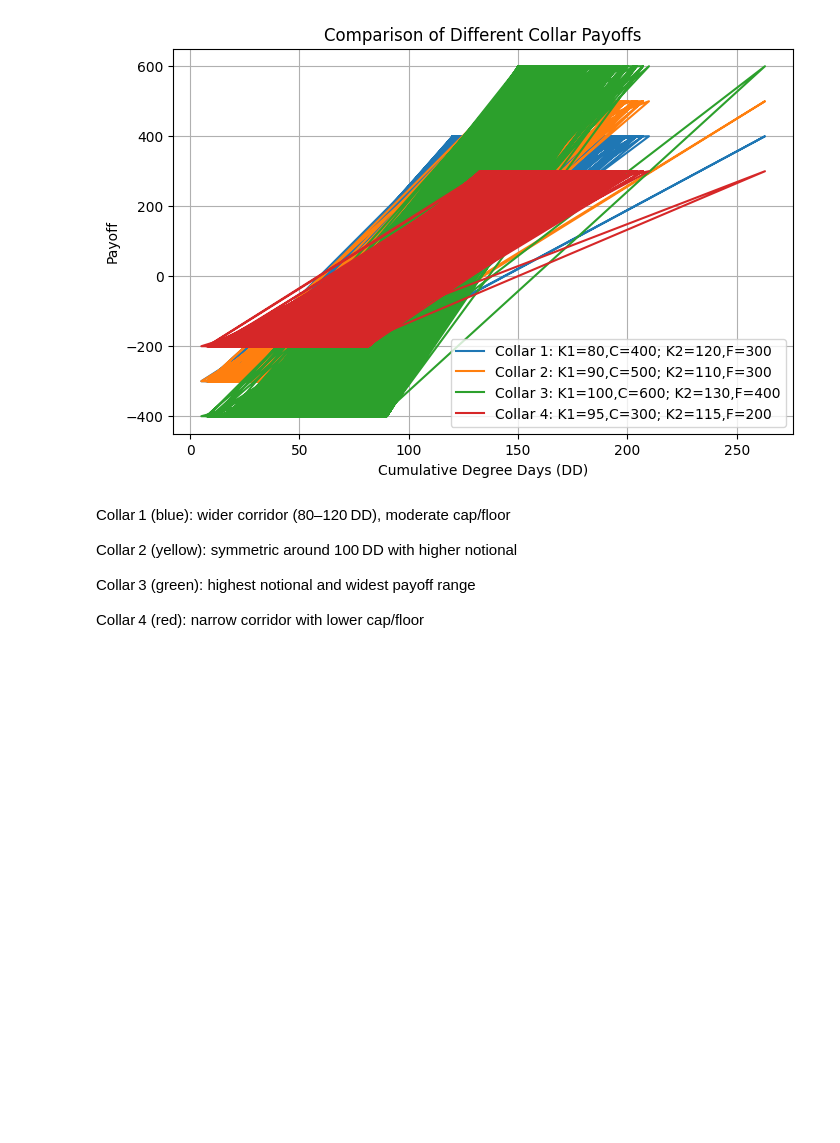
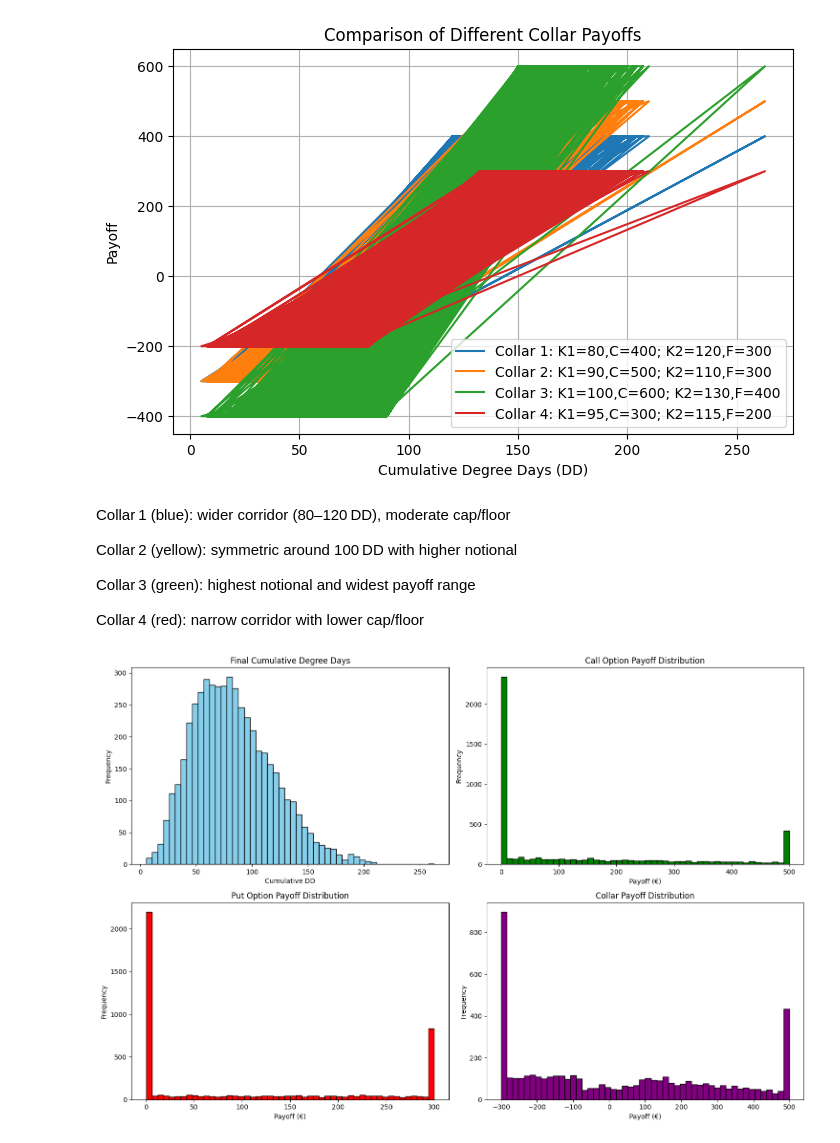
Before and after one commit to GiorgioCampo/CF_Assignment2, a Jupyter notebook: main.ipynb, the cells around one changed output. Drawn from its saved outputs; the diff is of its cells as text; code cells hidden in the pictures; blank space fills up the shorter version.

```diff
--- a/main.ipynb
+++ b/main.ipynb
@@ -701,3 +702,39 @@ Collar 2 (yellow): symmetric around 100 DD with higher notional
 Collar 3 (green): highest notional and widest payoff range
 
 Collar 4 (red): narrow corridor with lower cap/floor
+# %%
+# --- Plotting ---
+plt.figure(figsize=(15, 10))
+
+# Plot cumulative DD
+plt.subplot(2, 2, 1)
+plt.hist(DD_sim, bins=50, color='skyblue', edgecolor='black')
+plt.title("Final Cumulative Degree Days")
+plt.xlabel("Cumulative DD")
+plt.ylabel("Frequency")
+
+# Call payoff
+plt.subplot(2, 2, 2)
+plt.hist(call_payoffs, bins=50, color='green', edgecolor='black')
+plt.title("Call Option Payoff Distribution")
+plt.xlabel("Payoff (€)")
+plt.ylabel("Frequency")
+
+# Put payoff
+plt.subplot(2, 2, 3)
+plt.hist(put_payoffs, bins=50, color='red', edgecolor='black')
+plt.title("Put Option Payoff Distribution")
+plt.xlabel("Payoff (€)")
+plt.ylabel("Frequency")
+
+# Collar payoff
+plt.subplot(2, 2, 4)
+plt.hist(collar_payoffs, bins=50, color='purple', edgecolor='black')
+plt.title("Collar Payoff Distribution")
+plt.xlabel("Payoff (€)")
+plt.ylabel("Frequency")
+
+plt.tight_layout()
+plt.show()
+# %% [output]
+[figure, added]
```
Also changed, not shown: parts of 4 cells of this notebook.
